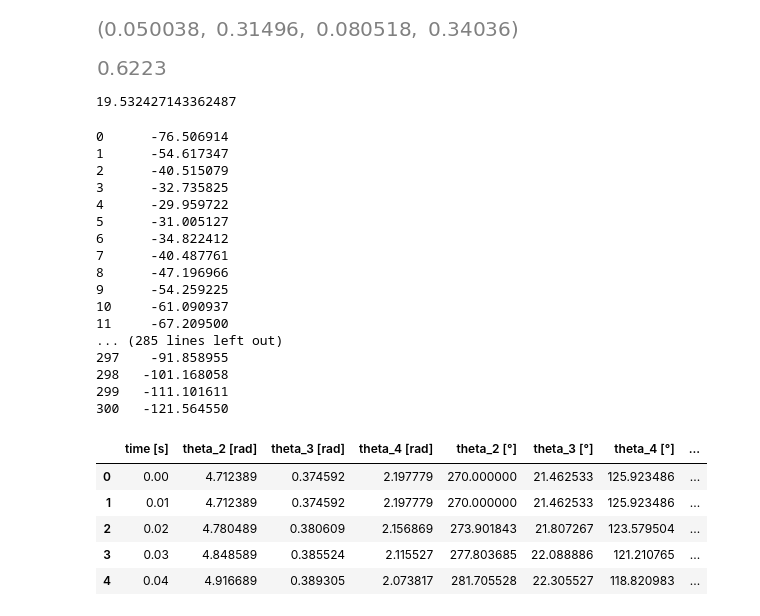
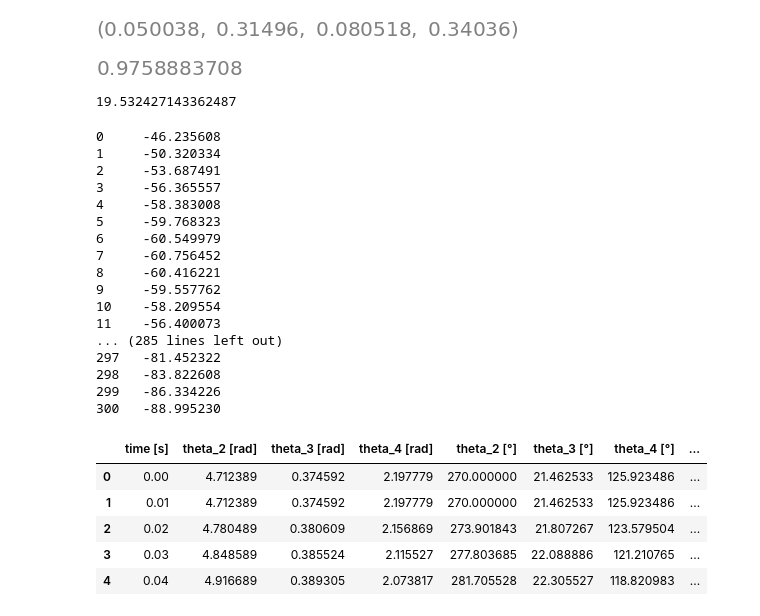
Before and after one commit to QiuDylan/ME200, a Jupyter notebook: FinalProj/Final_Project_V3_JNotebook.ipynb, the cells around one changed output. Drawn from its saved outputs; the diff is of its cells as text; code cells hidden in the pictures.

```diff
--- a/FinalProj/Final_Project_V3_JNotebook.ipynb
+++ b/FinalProj/Final_Project_V3_JNotebook.ipynb
@@ -29,16 +30,17 @@ a, b, c, d
 # %% [output]
 [figure]
 # %%
-m = 3.48 #kg
+m = 3.78 #kg
 l = 24.5 * 0.0254 #length of wiper m
 I = 1/12 * m * l**2 + m * (l/2)**2 + 1/3 * m * l**2#moment of inertia about com kgm^2
 mu_k = 0.3  # coefficient of kinetic friction
 g = 9.81  # gravity (m/s^2)
-theta = 23 #degs
-n = 5 # order of polynomial filtering need to be odd number
-l
+theta = 25 #degs
+n = 3 # order of polynomial filtering
+b = 61 # window size for filter need to be odd number
+I
 # %% [output]
-[figure, old version]
+[figure, new version]
 # %%
 #Parameters
 motor_torque = 30 #NM
@@ -58,9 +60,7 @@ err = 15 # to eliminate spikes and use small angle approximation
 for i in range(df.shape[0]):
     theta_a = 180.0 - df["theta_2 [°]"][i] + df["theta_3 [°]"][i] # inner angle between link a and b
     theta_b = df["theta_4 [°]"][i]- df["theta_3 [°]"][i] # inner angle between link b and c
-    #print(theta_a, theta_b)
     if abs(theta_a) > err and abs(theta_a) < (180-err):
-
         #print("good")
         temp1 = motor_torque * ((c * np.sin(np.deg2rad(theta_b)))/ (a * np.sin(np.deg2rad(theta_a))))
         tau_out.append(temp1)
@@ -72,27 +72,27 @@ for i in range(df.shape[0]):
         temp3 = motor_torque * (c * np.sin(np.deg2rad(theta_b)))/ (a)
         tau_out.append(temp3)
 
-filter_tau_out = savgol_filter(tau_out, 51, n)
+filter_tau_out = savgol_filter(tau_out, b, n)
 df["Input_Torque [nm]"] = filter_tau_out
 (print(df["Input_Torque [nm]"].to_string()))
 # %% [output]
-0      -76.506914
-1      -54.617347
-2      -40.515079
-3      -32.735825
-4      -29.959722
-5      -31.005127
-6      -34.822412
-7      -40.487761
-8      -47.196966
-9      -54.259225
-10     -61.090937
-11     -67.209500
+0     -46.235608
+1     -50.320334
+2     -53.687491
+3     -56.365557
+4     -58.383008
+5     -59.768323
+6     -60.549979
+7     -60.756452
+8     -60.416221
+9     -59.557762
+10    -58.209554
+11    -56.400073
 ... (285 lines left out)
-297    -91.858955
-298   -101.168058
-299   -111.101611
-300   -121.564550
+297   -81.452322
+298   -83.822608
+299   -86.334226
+300   -88.995230
 # %%
 # Equations of Motion
 acceleration_t = []
```
Also changed, not shown: parts of 2 cells of this notebook.
